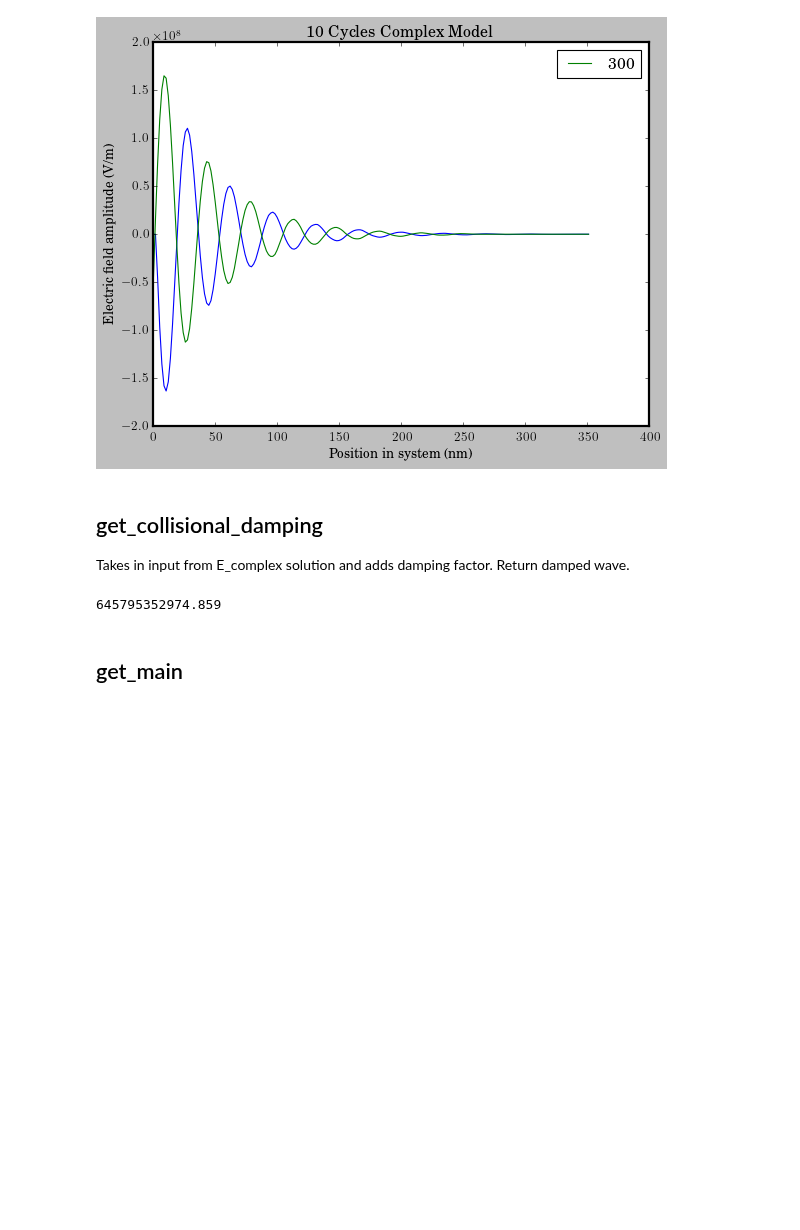
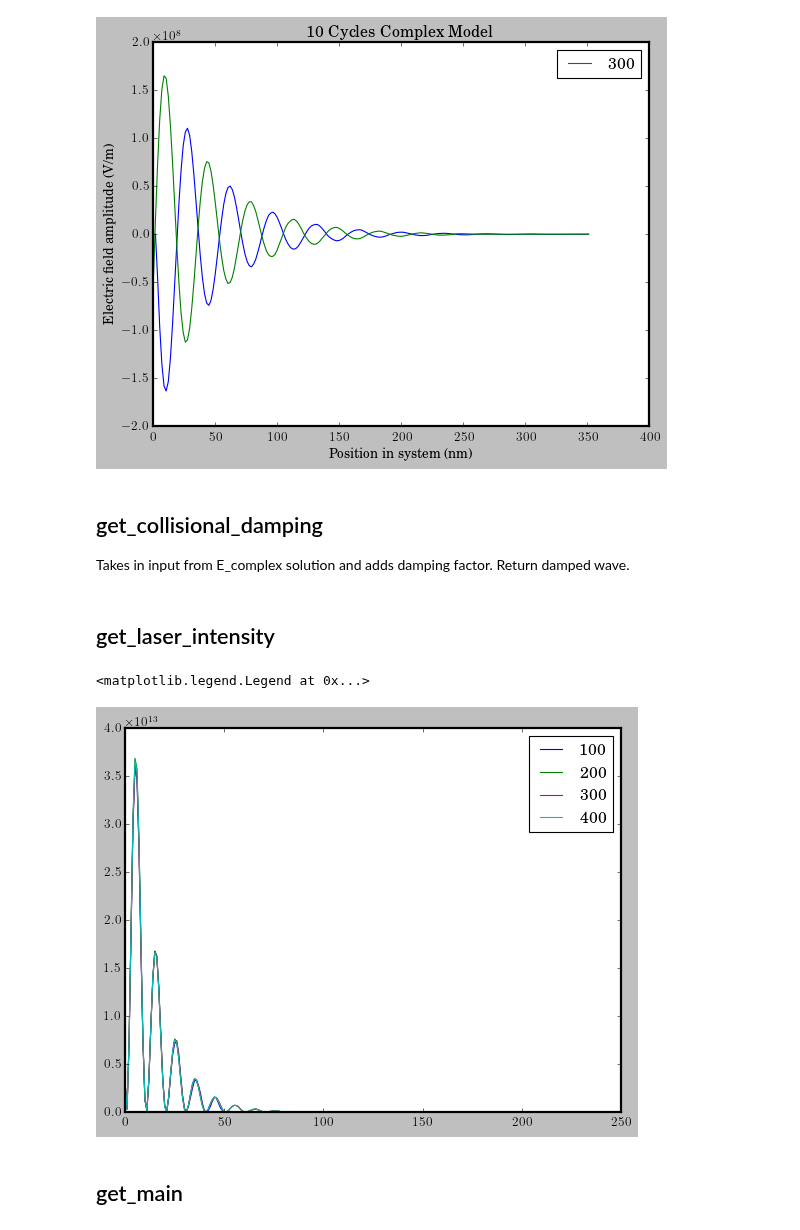
Before and after one commit to nickdavila/1D-Electromagnetic-Wave-Solver, a Jupyter notebook: Code/RayTrace_V3_CH-Copy1.ipynb, the cells around one changed output. Drawn from its saved outputs; the diff is of its cells as text; code cells hidden in the pictures; blank space fills up the shorter version.

Commit message:
Saving before modifying time and spatial of field_solution

```diff
--- a/Code/RayTrace_V3_CH-Copy1.ipynb
+++ b/Code/RayTrace_V3_CH-Copy1.ipynb
@@ -1930,9 +1939,9 @@ def get_field_solution(n_real, n_imaginary):
             if (True) and abs(E_complex[n+1, i])/abs(E_0) > 1:
                 E_complex[n+1, i] = E_0 * np.sign(E_complex[n, i])
 
-        s   index += 1
+            index += 1
 
-    return E_complex, x, t
+    return E_complex, x, t # units for Electric field in volts/m, x = nm, t = seconds
 
 # This is getting the value of solving the field solution with real index of refrac of 1 and imaginary index of refrac of 0
 E_complex_non_damped = get_field_solution(1, 0)
@@ -2000,13 +2009,34 @@ def get_collisional_damping(E_complex_data, E_complex_data_xdata, complex_wavenu
     E_complex_damped_data = np.exp(-complex_wavenumber.imag * E_complex_data_xdata) * E_complex_data.real
 
     return E_complex_damped_data # in same dimension as E_complex_data in space and time.
-# %%
-field_solution_laser_intensity = (speed_of_light * n_real * permittivity_free_space)/2 * \
-(E_complex_data[t_data_size-3][-(ghost_cell_size + 1)].real)**2
-# %%
-field_solution_laser_intensity
-# %% [output]
-645795352974.859
+# %% [markdown]
+## get_laser_intensity
+# %%
+# complex_wavenumber = (angular_frequency / speed_of_light) * complex_refractive_index
+# E_complex_damped_data = get_collisional_damping(E_complex_data, E_complex_data_xdata, complex_wavenumber)
+
+def get_laser_intensity(speed_of_light, n_real, permittivity_free_space, E_complex_damped_data):
+    field_solution_laser_intensity = (speed_of_light * n_real * permittivity_free_space)/2 * (E_complex_damped_data.real)**2 #unit is in Watts
+
+    return field_solution_laser_intensity # this is a 2d array in Watts/m^2
+
+
+
+# field_solution_laser_intensity = (speed_of_light * n_real * permittivity_free_space)/2 * \
+# (E_comex_damped_data[t_data_size-3][-(ghost_cell_size + 1)].real)**2
+# %%
+E_complex_damped_data = get_collisional_damping(E_complex_data, E_complex_data_xdata, complex_wavenumber)
+
+field_solution_laser_intensity = get_laser_intensity(speed_of_light, n_real, permittivity_free_space, E_complex_damped_data)
+
+plt.plot(field_solution_laser_intensity[100, :], label = "100")
+plt.plot(field_solution_laser_intensity[200, :], label = "200")
+plt.plot(field_solution_laser_intensity[300, :], label = "300")
+plt.plot(field_solution_laser_intensity[400, :], label = "400")
+plt.legend()
+# %% [output]
+<matplotlib.legend.Legend at 0x...>
+[figure, added]
 # %% [markdown]
 ## get_main
 # %%
```
Also changed, not shown: parts of 4 cells of this notebook, 1 other file.
